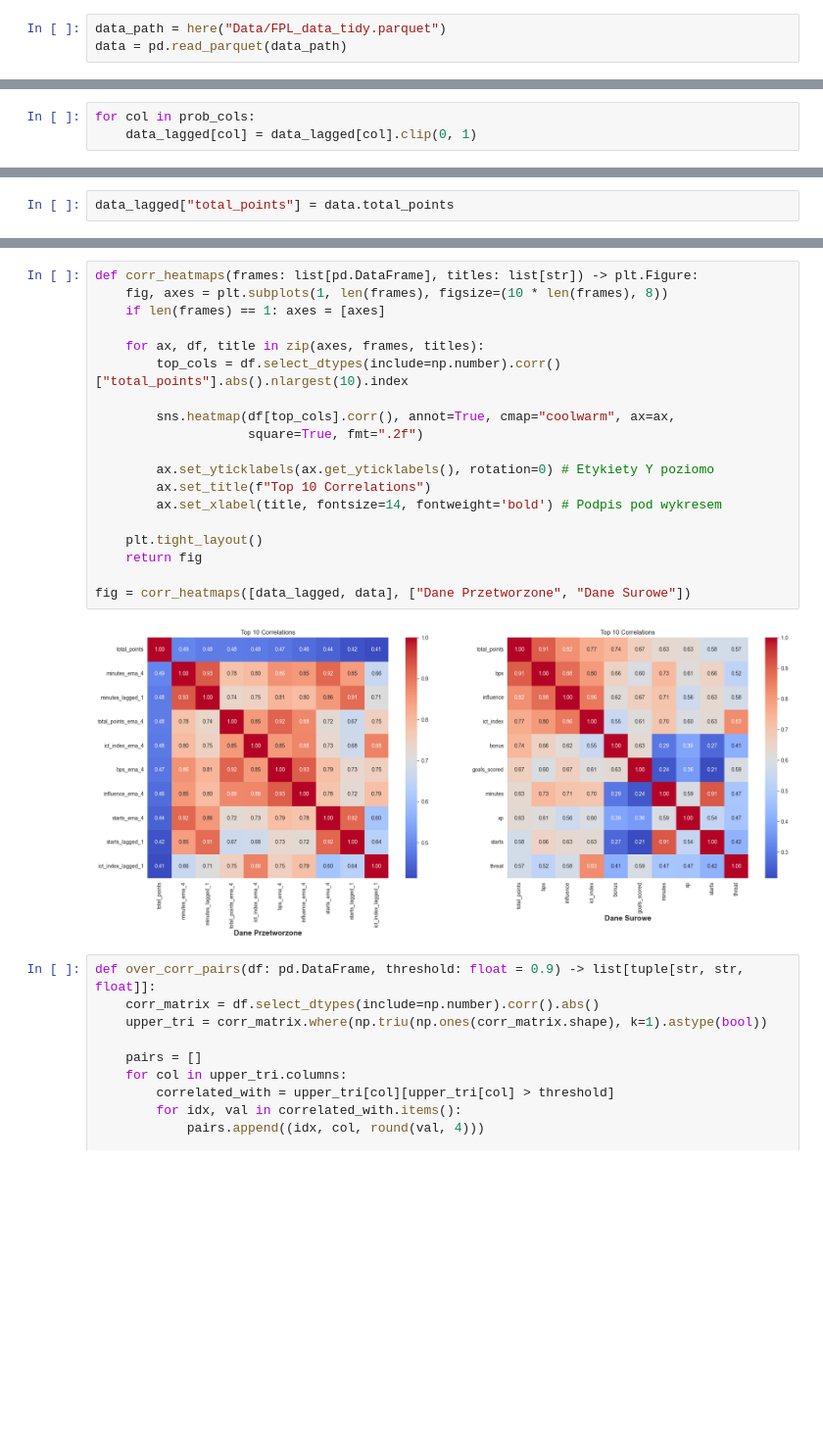
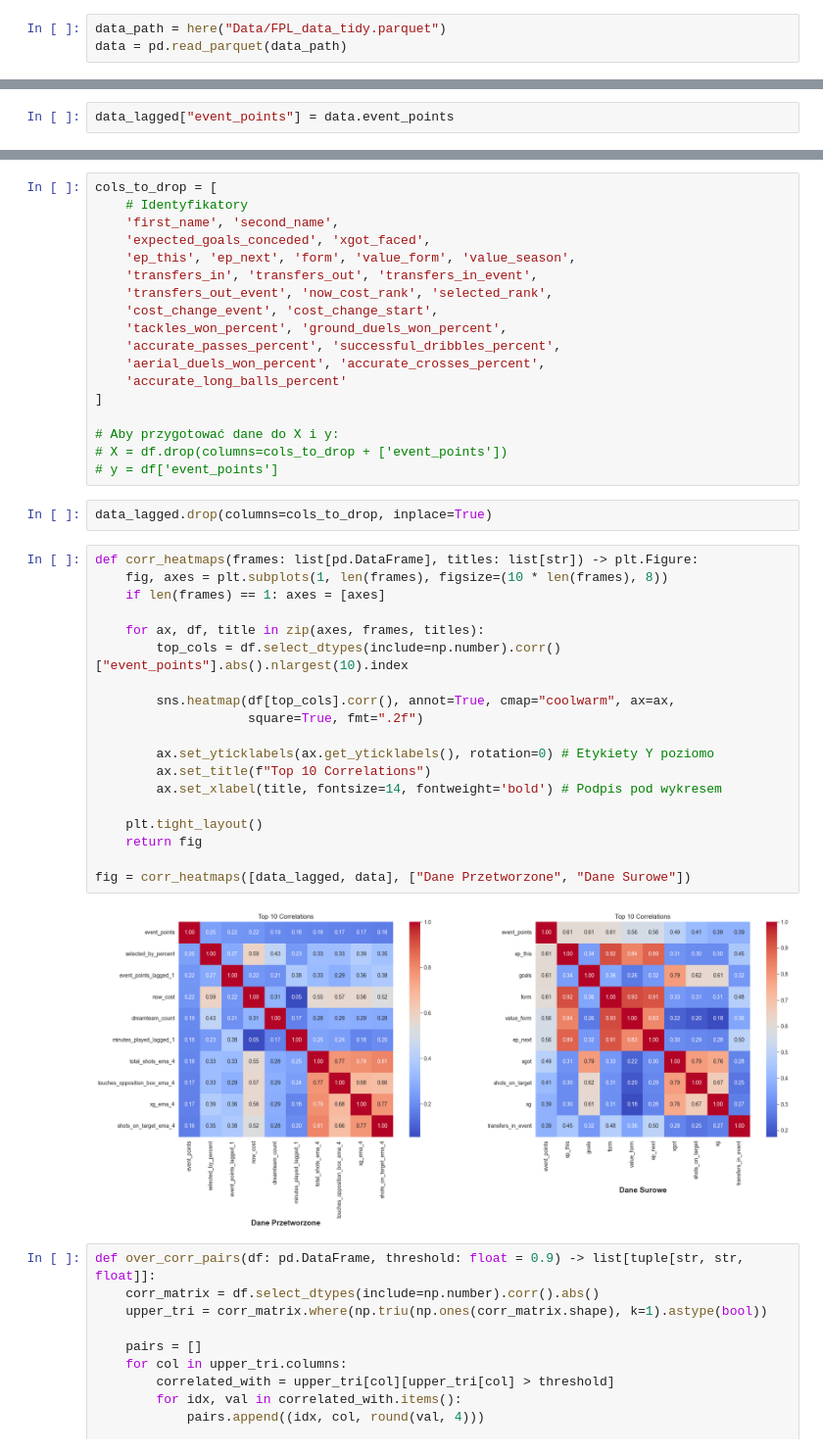
Before and after one commit to ruus77/FPL-Points-Predictions, a Jupyter notebook: Notebooks/Data_Preparation/Features_Engineering.ipynb, the cells around one changed output, grey strips where cells are left out. Shown at 98% size. Cells and saved outputs as stored; diff of their text form; blank space fills up the shorter version.

```diff
--- a/Notebooks/Data_Preparation/Features_Engineering.ipynb
+++ b/Notebooks/Data_Preparation/Features_Engineering.ipynb
@@ -155,3 +134,0 @@ data_lagged[prob_cols].head()
-# %%
-for col in prob_cols:
-    data_lagged[col] = data_lagged[col].clip(0, 1)
@@ -167,2 +135,2 @@ data_lagged.head()
 # %%
-data_lagged["total_points"] = data.total_points
+data_lagged["event_points"] = data.event_points
@@ -169,24 +141,44 @@ data_lagged["total_points"] = data.total_points
+# %%
+cols_to_drop = [
+    # Identyfikatory
+    'first_name', 'second_name',
+    'expected_goals_conceded', 'xgot_faced',
+    'ep_this', 'ep_next', 'form', 'value_form', 'value_season',
+    'transfers_in', 'transfers_out', 'transfers_in_event',
+    'transfers_out_event', 'now_cost_rank', 'selected_rank',
+    'cost_change_event', 'cost_change_start',
+    'tackles_won_percent', 'ground_duels_won_percent',
+    'accurate_passes_percent', 'successful_dribbles_percent',
+    'aerial_duels_won_percent', 'accurate_crosses_percent',
+    'accurate_long_balls_percent'
+]
+
+# Aby przygotować dane do X i y:
+# X = df.drop(columns=cols_to_drop + ['event_points'])
+# y = df['event_points']
+# %%
+data_lagged.drop(columns=cols_to_drop, inplace=True)
 # %%
 def corr_heatmaps(frames: list[pd.DataFrame], titles: list[str]) -> plt.Figure:
     fig, axes = plt.subplots(1, len(frames), figsize=(10 * len(frames), 8))
     if len(frames) == 1: axes = [axes]
 
     for ax, df, title in zip(axes, frames, titles):
-        top_cols = df.select_dtypes(include=np.number).corr()["total_points"].abs().nlargest(10).index
+        top_cols = df.select_dtypes(include=np.number).corr()["event_points"].abs().nlargest(10).index
 
         sns.heatmap(df[top_cols].corr(), annot=True, cmap="coolwarm", ax=ax,
                     square=True, fmt=".2f")
 
         ax.set_yticklabels(ax.get_yticklabels(), rotation=0) # Etykiety Y poziomo
         ax.set_title(f"Top 10 Correlations")
         ax.set_xlabel(title, fontsize=14, fontweight='bold') # Podpis pod wykresem
 
     plt.tight_layout()
     return fig
 
 fig = corr_heatmaps([data_lagged, data], ["Dane Przetworzone", "Dane Surowe"])
 # %% [output]
-[figure, old version]
+[figure, new version]
 # %%
 def over_corr_pairs(df: pd.DataFrame, threshold: float = 0.9) -> list[tuple[str, str, float]]:
     corr_matrix = df.select_dtypes(include=np.number).corr().abs()
```
Also changed, not shown: parts of 25 cells of this notebook, 4 other files.
